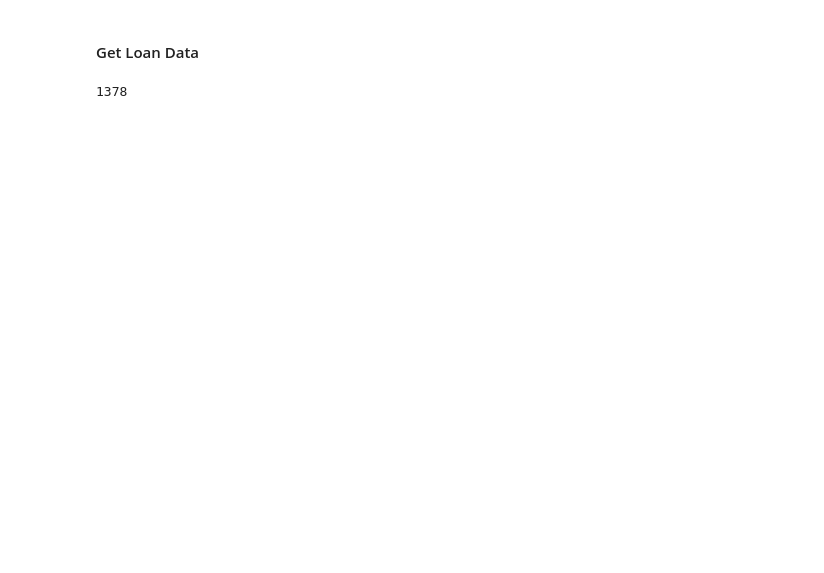
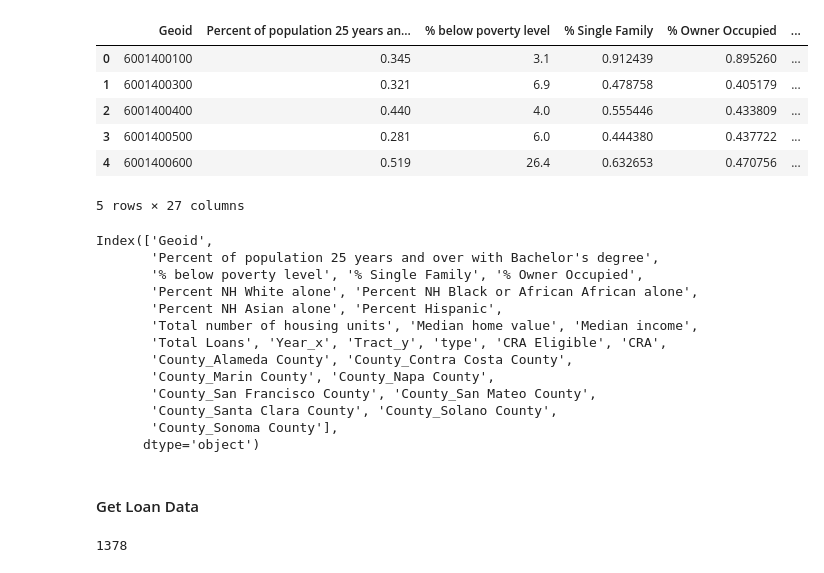
Before and after one commit to abaum1/communityreinvestmentact, a Jupyter notebook: scripts/UDP classification models.ipynb, the cells around one changed output. Drawn from its saved outputs; the diff is of its cells as text; code cells hidden in the pictures; blank space fills up the shorter version.

```diff
--- a/scripts/UDP classification models.ipynb
+++ b/scripts/UDP classification models.ipynb
@@ -7,8 +10,32 @@ import os
 # %%
 udp_2017 = pd.read_csv('/Users/ameliabaum/Desktop/Amelia/CRA_Thesis/communityreinvestmentact/data/reference/udp_2017results.csv')
 # display(udp_2017.head())
-rec1_vars = pd.read_csv('/Users/ameliabaum/Desktop/Amelia/CRA_Thesis/communityreinvestmentact/data/regression/all_vars_rec1.csv')
+# rec1_vars = pd.read_csv('/Users/ameliabaum/Desktop/Amelia/CRA_Thesis/communityreinvestmentact/data/regression/all_vars_rec1.csv')
 # display(rec1_vars.head())
+rec1_vars_dummies = pd.read_csv('/Users/ameliabaum/Desktop/Amelia/CRA_Thesis/communityreinvestmentact/data/regression/demog_with_cra_dummies_201314.csv')
+display(rec1_vars_dummies.head())
+rec1_vars_dummies.columns
+# %% [output]
+|  | Geoid | Percent of population 25 years an... | % below poverty level | % Single Family | % Owner Occupied | ... |
+| 0 | 6001400100 | 0.345 | 3.1 | 0.912439 | 0.895260 | ... |
+| 1 | 6001400300 | 0.321 | 6.9 | 0.478758 | 0.405179 | ... |
+| 2 | 6001400400 | 0.440 | 4.0 | 0.555446 | 0.433809 | ... |
+| 3 | 6001400500 | 0.281 | 6.0 | 0.444380 | 0.437722 | ... |
+| 4 | 6001400600 | 0.519 | 26.4 | 0.632653 | 0.470756 | ... |
+5 rows × 27 columns
+Index(['Geoid',
+       'Percent of population 25 years and over with Bachelor's degree',
+       '% below poverty level', '% Single Family', '% Owner Occupied',
+       'Percent NH White alone', 'Percent NH Black or African African alone',
+       'Percent NH Asian alone', 'Percent Hispanic',
+       'Total number of housing units', 'Median home value', 'Median income',
+       'Total Loans', 'Year_x', 'Tract_y', 'type', 'CRA Eligible', 'CRA',
+       'County_Alameda County', 'County_Contra Costa County',
+       'County_Marin County', 'County_Napa County',
+       'County_San Francisco County', 'County_San Mateo County',
+       'County_Santa Clara County', 'County_Solano County',
+       'County_Sonoma County'],
+      dtype='object')
 # %% [markdown]
 #### Get Loan Data
 # %%
```
Also changed, not shown: parts of 20 cells of this notebook.
